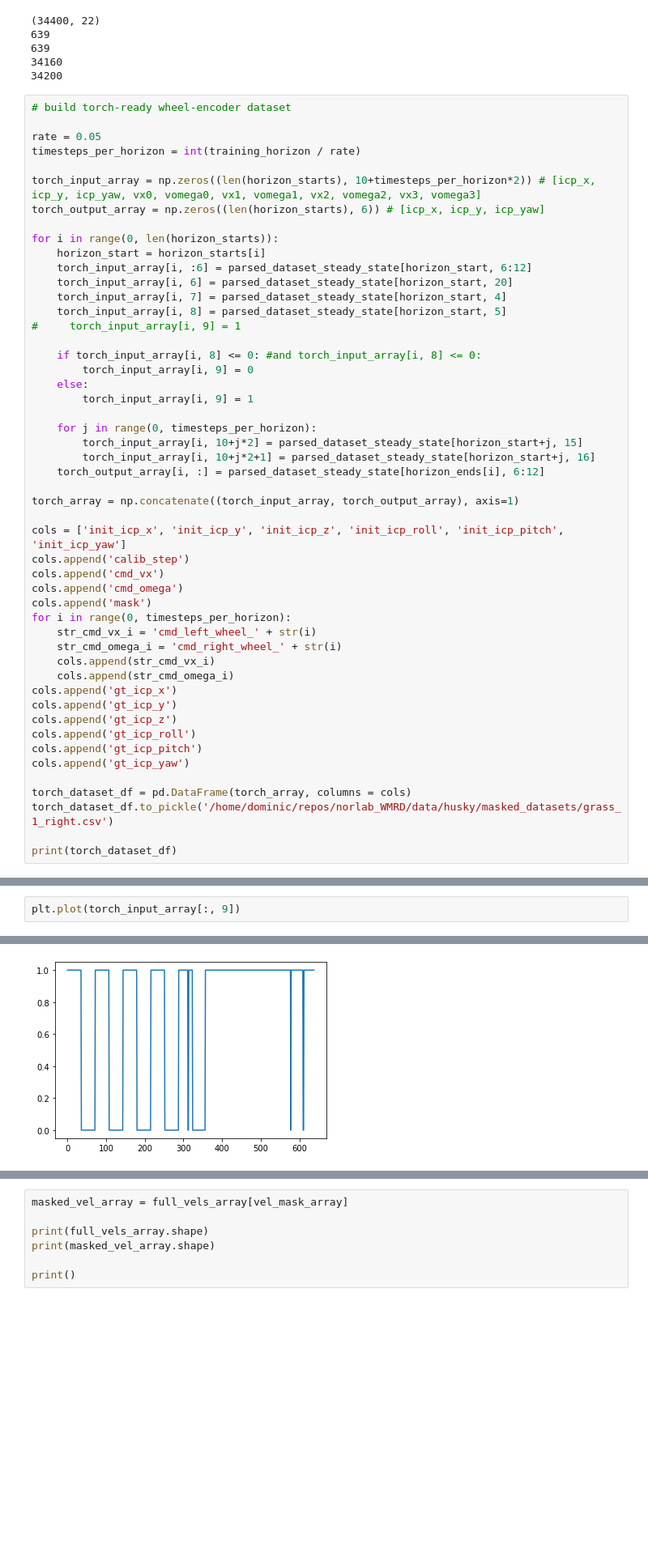
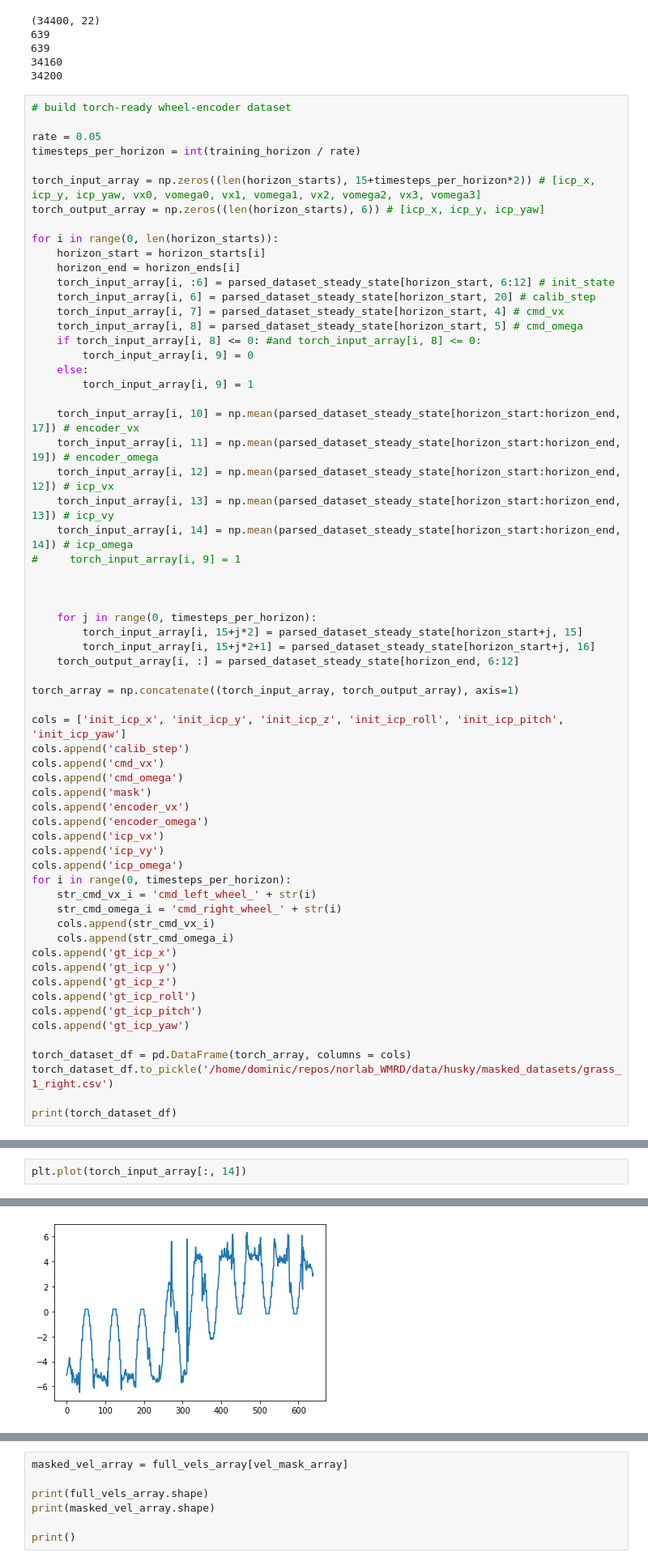
Before and after one commit to norlab-ulaval/norlab_WMRD, a Jupyter notebook: DB/add_velocity_mask.ipynb, the cells around one changed output, grey strips where cells are left out. Shown at 81% size. Saved outputs shown, nothing was run; the diff lists cells and outputs as text; blank space fills up the shorter version.

```diff
--- a/DB/add_velocity_mask.ipynb
+++ b/DB/add_velocity_mask.ipynb
@@ -83,26 +83,34 @@ print(horizon_ends[638])
 rate = 0.05
 timesteps_per_horizon = int(training_horizon / rate)
 
-torch_input_array = np.zeros((len(horizon_starts), 10+timesteps_per_horizon*2)) # [icp_x, icp_y, icp_yaw, vx0, vomega0, vx1, vomega1, vx2, vomega2, vx3, vomega3]
+torch_input_array = np.zeros((len(horizon_starts), 15+timesteps_per_horizon*2)) # [icp_x, icp_y, icp_yaw, vx0, vomega0, vx1, vomega1, vx2, vomega2, vx3, vomega3]
 torch_output_array = np.zeros((len(horizon_starts), 6)) # [icp_x, icp_y, icp_yaw]
 
 for i in range(0, len(horizon_starts)):
     horizon_start = horizon_starts[i]
-    torch_input_array[i, :6] = parsed_dataset_steady_state[horizon_start, 6:12]
-    torch_input_array[i, 6] = parsed_dataset_steady_state[horizon_start, 20]
-    torch_input_array[i, 7] = parsed_dataset_steady_state[horizon_start, 4]
-    torch_input_array[i, 8] = parsed_dataset_steady_state[horizon_start, 5]
-#     torch_input_array[i, 9] = 1
-
+    horizon_end = horizon_ends[i]
+    torch_input_array[i, :6] = parsed_dataset_steady_state[horizon_start, 6:12] # init_state
+    torch_input_array[i, 6] = parsed_dataset_steady_state[horizon_start, 20] # calib_step
+    torch_input_array[i, 7] = parsed_dataset_steady_state[horizon_start, 4] # cmd_vx
+    torch_input_array[i, 8] = parsed_dataset_steady_state[horizon_start, 5] # cmd_omega
     if torch_input_array[i, 8] <= 0: #and torch_input_array[i, 8] <= 0:
         torch_input_array[i, 9] = 0
     else:
         torch_input_array[i, 9] = 1
 
+    torch_input_array[i, 10] = np.mean(parsed_dataset_steady_state[horizon_start:horizon_end, 17]) # encoder_vx
+    torch_input_array[i, 11] = np.mean(parsed_dataset_steady_state[horizon_start:horizon_end, 19]) # encoder_omega
+    torch_input_array[i, 12] = np.mean(parsed_dataset_steady_state[horizon_start:horizon_end, 12]) # icp_vx
+    torch_input_array[i, 13] = np.mean(parsed_dataset_steady_state[horizon_start:horizon_end, 13]) # icp_vy
+    torch_input_array[i, 14] = np.mean(parsed_dataset_steady_state[horizon_start:horizon_end, 14]) # icp_omega
+#     torch_input_array[i, 9] = 1
+
+
+
     for j in range(0, timesteps_per_horizon):
-        torch_input_array[i, 10+j*2] = parsed_dataset_steady_state[horizon_start+j, 15]
-        torch_input_array[i, 10+j*2+1] = parsed_dataset_steady_state[horizon_start+j, 16]
-    torch_output_array[i, :] = parsed_dataset_steady_state[horizon_ends[i], 6:12]
+        torch_input_array[i, 15+j*2] = parsed_dataset_steady_state[horizon_start+j, 15]
+        torch_input_array[i, 15+j*2+1] = parsed_dataset_steady_state[horizon_start+j, 16]
+    torch_output_array[i, :] = parsed_dataset_steady_state[horizon_end, 6:12]
 
 torch_array = np.concatenate((torch_input_array, torch_output_array), axis=1)
 
@@ -111,6 +119,11 @@ cols.append('calib_step')
 cols.append('cmd_vx')
 cols.append('cmd_omega')
 cols.append('mask')
+cols.append('encoder_vx')
+cols.append('encoder_omega')
+cols.append('icp_vx')
+cols.append('icp_vy')
+cols.append('icp_omega')
 for i in range(0, timesteps_per_horizon):
     str_cmd_vx_i = 'cmd_left_wheel_' + str(i)
     str_cmd_omega_i = 'cmd_right_wheel_' + str(i)
@@ -148,8 +161,8 @@ print(torch_dataset_df)
 # %%
-plt.plot(torch_input_array[:, 9])
+plt.plot(torch_input_array[:, 14])
 # %% [output]
 [<matplotlib.lines.Line2D at 0x...>]
-[figure, old version]
+[figure, new version]
 # %%
 # experiment params
 
```
Also changed, not shown: parts of 1 cell of this notebook, 7 other files.
